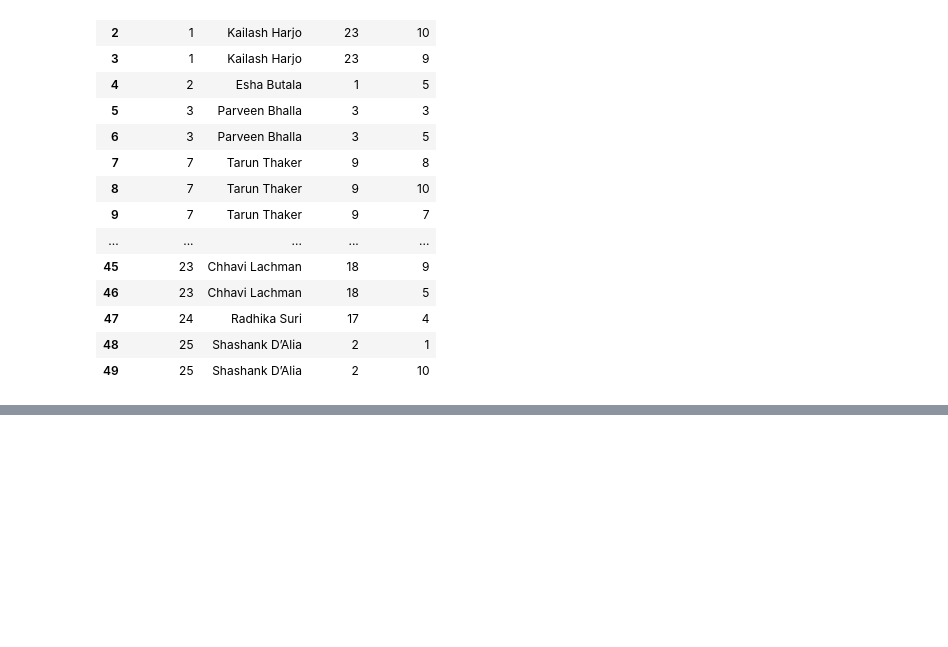
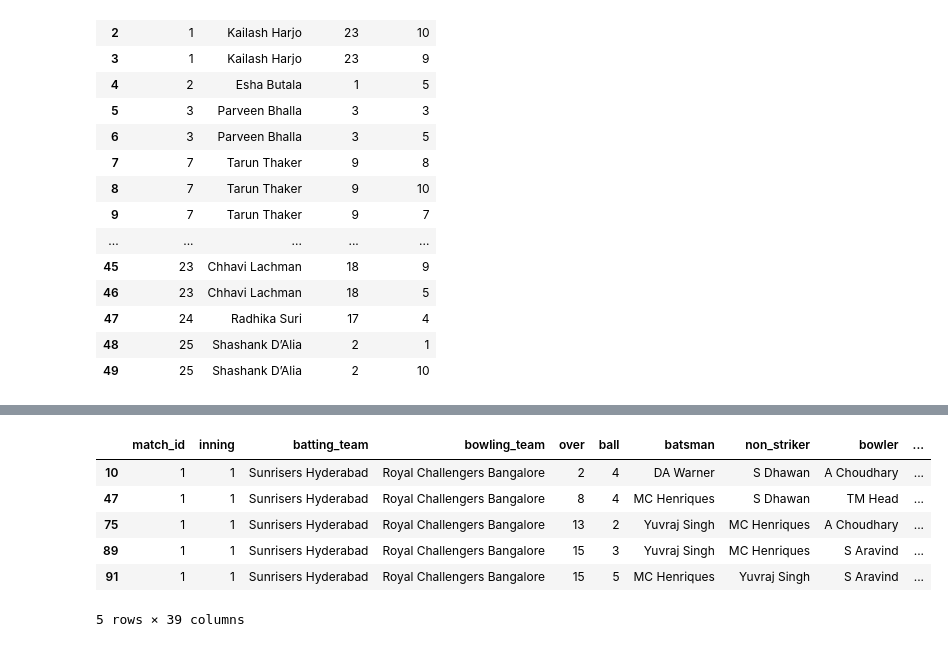
Before and after one commit to sunildsde77/dsdepractice, a Jupyter notebook: PandasMerging.ipynb, the cells around one changed output, grey strips where cells are left out. Cells and saved outputs as stored; diff of their text form; code cells hidden in the pictures; blank space fills up the shorter version.

```diff
--- a/PandasMerging.ipynb
+++ b/PandasMerging.ipynb
@@ -681,0 +692,2 @@ matches.head()
+# %%
+temp_matchdf = delivery.merge(matches,left_on='match_id',right_on='id')
@@ -681,0 +704,12 @@ matches.head()
+# %%
+six_df = temp_matchdf[temp_matchdf['batsman_runs'] == 6]
+# %%
+six_df.head()
+# %% [output]
+|  | match_id | inning | batting_team | bowling_team | over | ball | batsman | non_striker | bowler | ... |
+| 10 | 1 | 1 | Sunrisers Hyderabad | Royal Challengers Bangalore | 2 | 4 | DA Warner | S Dhawan | A Choudhary | ... |
+| 47 | 1 | 1 | Sunrisers Hyderabad | Royal Challengers Bangalore | 8 | 4 | MC Henriques | S Dhawan | TM Head | ... |
+| 75 | 1 | 1 | Sunrisers Hyderabad | Royal Challengers Bangalore | 13 | 2 | Yuvraj Singh | MC Henriques | A Choudhary | ... |
+| 89 | 1 | 1 | Sunrisers Hyderabad | Royal Challengers Bangalore | 15 | 3 | Yuvraj Singh | MC Henriques | S Aravind | ... |
+| 91 | 1 | 1 | Sunrisers Hyderabad | Royal Challengers Bangalore | 15 | 5 | MC Henriques | Yuvraj Singh | S Aravind | ... |
+5 rows × 39 columns
```
Also changed, not shown: parts of 6 cells of this notebook.
